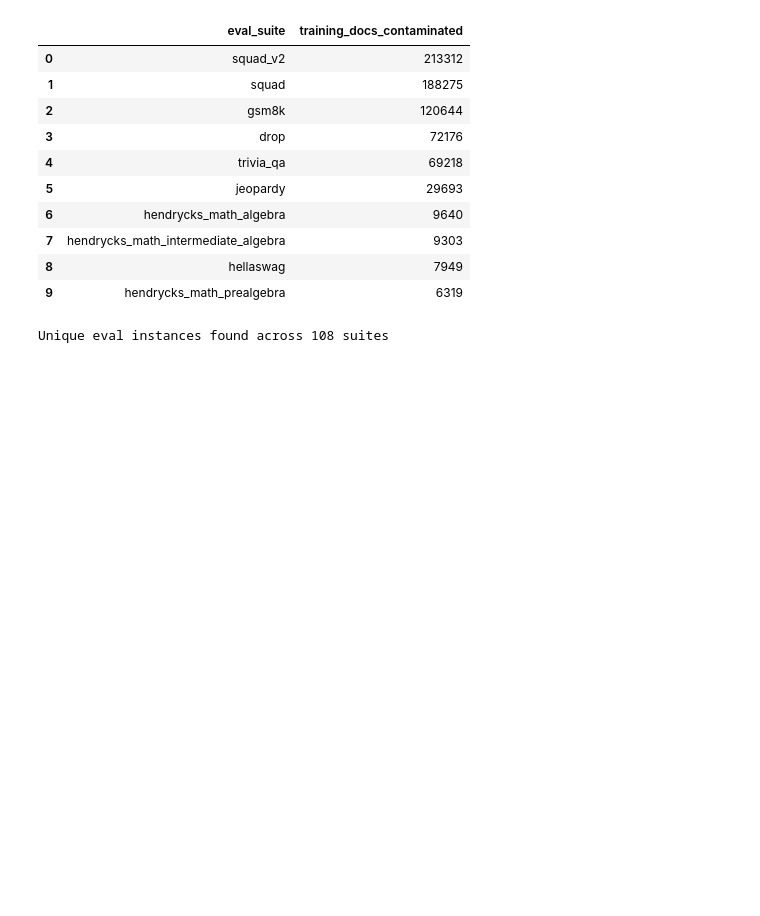
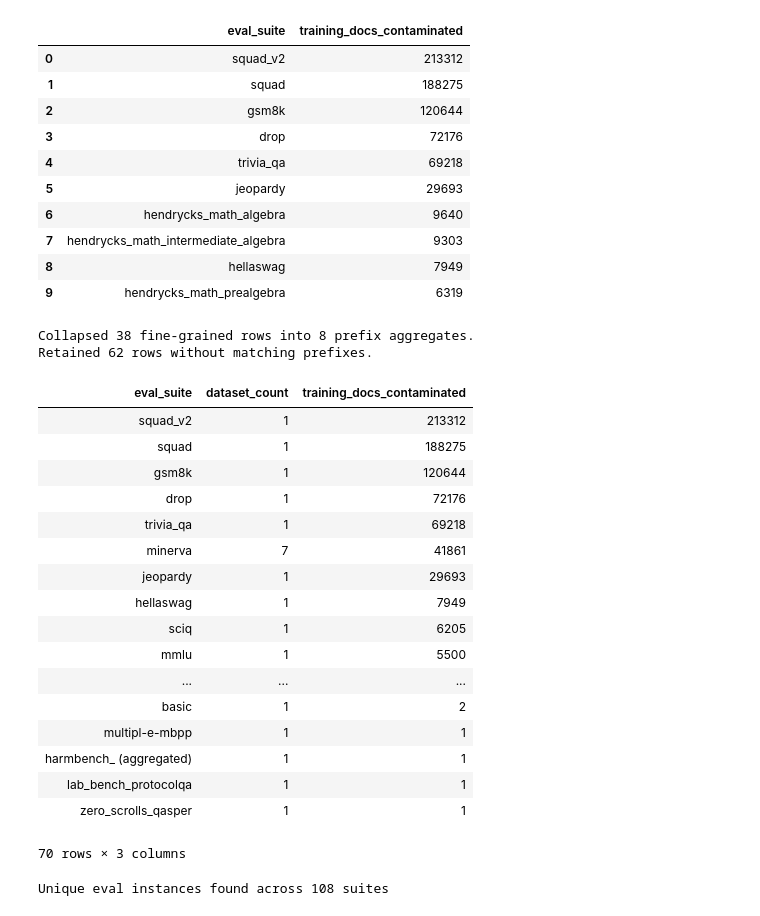
Before and after one commit to allenai/decon, a Jupyter notebook: decon_analysis.ipynb, the cells around one changed output. Cells and saved outputs as stored; diff of their text form; code cells hidden in the pictures; blank space fills up the shorter version.

```diff
--- a/decon_analysis.ipynb
+++ b/decon_analysis.ipynb
@@ -52,6 +436,64 @@ Training documents contaminated across 108 eval suites
 | 7 | hendrycks_math_intermediate_algebra | 9303 |
 | 8 | hellaswag | 7949 |
 | 9 | hendrycks_math_prealgebra | 6319 |
+# %%
+# Collapse training docs by prefix
+collapsed_training_docs_by_suite = collapse_simple_table(
+    training_docs_by_suite,
+    name_col="eval_suite",
+    sum_cols=["training_docs_contaminated"],
+    sort_by="training_docs_contaminated",
+)
+
+total_rows = collapsed_training_docs_by_suite["dataset_count"].sum()
+aggregated_rows = collapsed_training_docs_by_suite[collapsed_training_docs_by_suite["dataset_count"] > 1]
+collapsed_count = total_rows - len(collapsed_training_docs_by_suite)
+
+print(
+    f"Collapsed {collapsed_count} fine-grained rows into {len(aggregated_rows)} prefix aggregates."
+)
+print(
+    f"Retained {len(collapsed_training_docs_by_suite) - len(aggregated_rows)} rows without matching prefixes."
+)
+
+display(HTML(
+    collapsed_training_docs_by_suite.to_html(
+        index=False,
+        notebook=True,
+        show_dimensions=True,
+        table_id="collapsed-training-docs-table",
+    )
+    + """
+<style>
+#collapsed-training-docs-table {
+    display: block;
+    max-height: 400px;
+    overflow: auto;
+}
+</style>
+"""
+))
+# %% [output]
+Collapsed 38 fine-grained rows into 8 prefix aggregates.
+Retained 62 rows without matching prefixes.
+| eval_suite | dataset_count | training_docs_contaminated |
+| squad_v2 | 1 | 213312 |
+| squad | 1 | 188275 |
+| gsm8k | 1 | 120644 |
+| drop | 1 | 72176 |
+| trivia_qa | 1 | 69218 |
+| minerva | 7 | 41861 |
+| jeopardy | 1 | 29693 |
+| hellaswag | 1 | 7949 |
+| sciq | 1 | 6205 |
+| mmlu | 1 | 5500 |
+| ... | ... | ... |
+| basic | 1 | 2 |
+| multipl-e-mbpp | 1 | 1 |
+| harmbench_ (aggregated) | 1 | 1 |
+| lab_bench_protocolqa | 1 | 1 |
+| zero_scrolls_qasper | 1 | 1 |
+70 rows × 3 columns
 # %%
 # Load eval instances contaminated by suite
 eval_instances_by_suite = pd.read_csv(f"{contam_stats_dir}/eval_instances_by_suite.csv")
```
Also changed, not shown: parts of 16 cells of this notebook.
